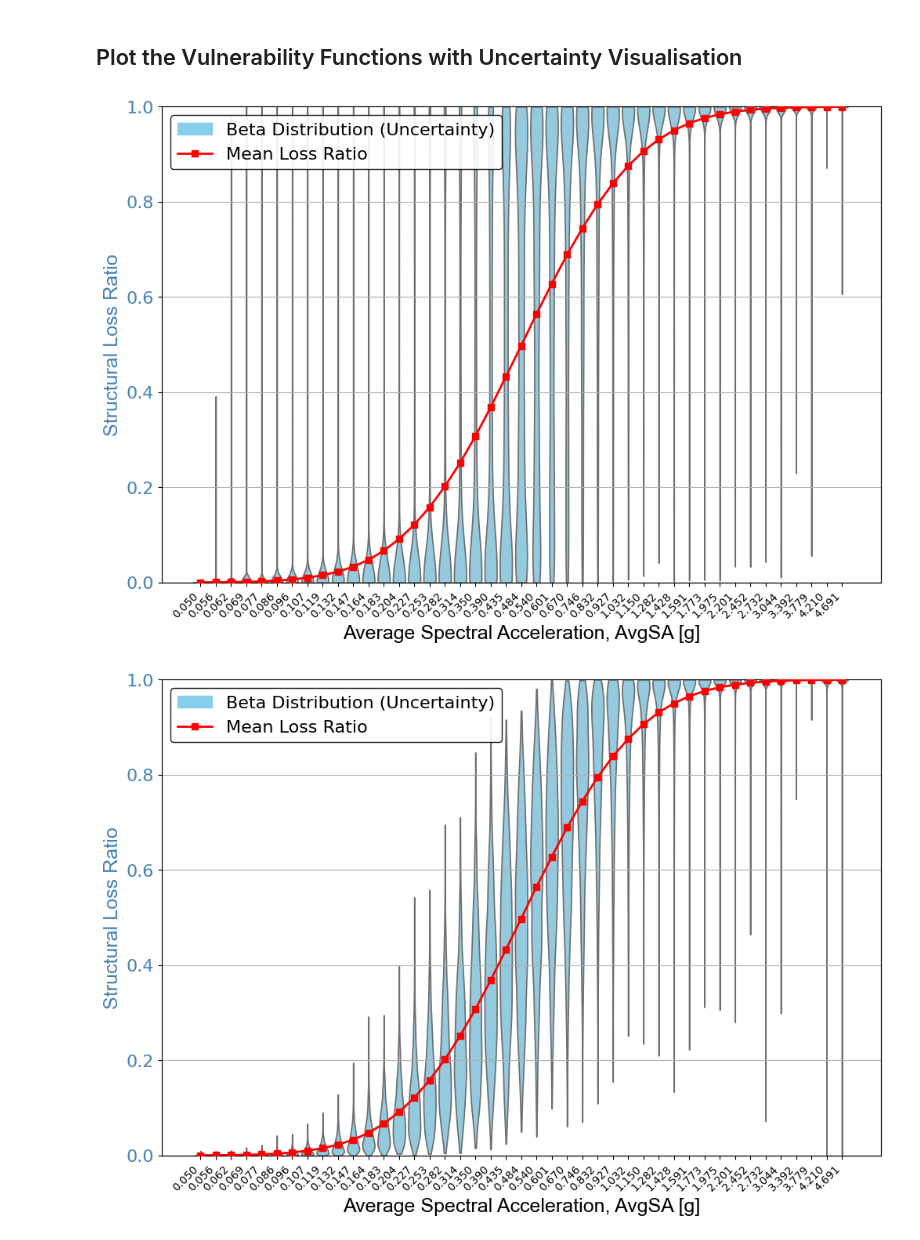
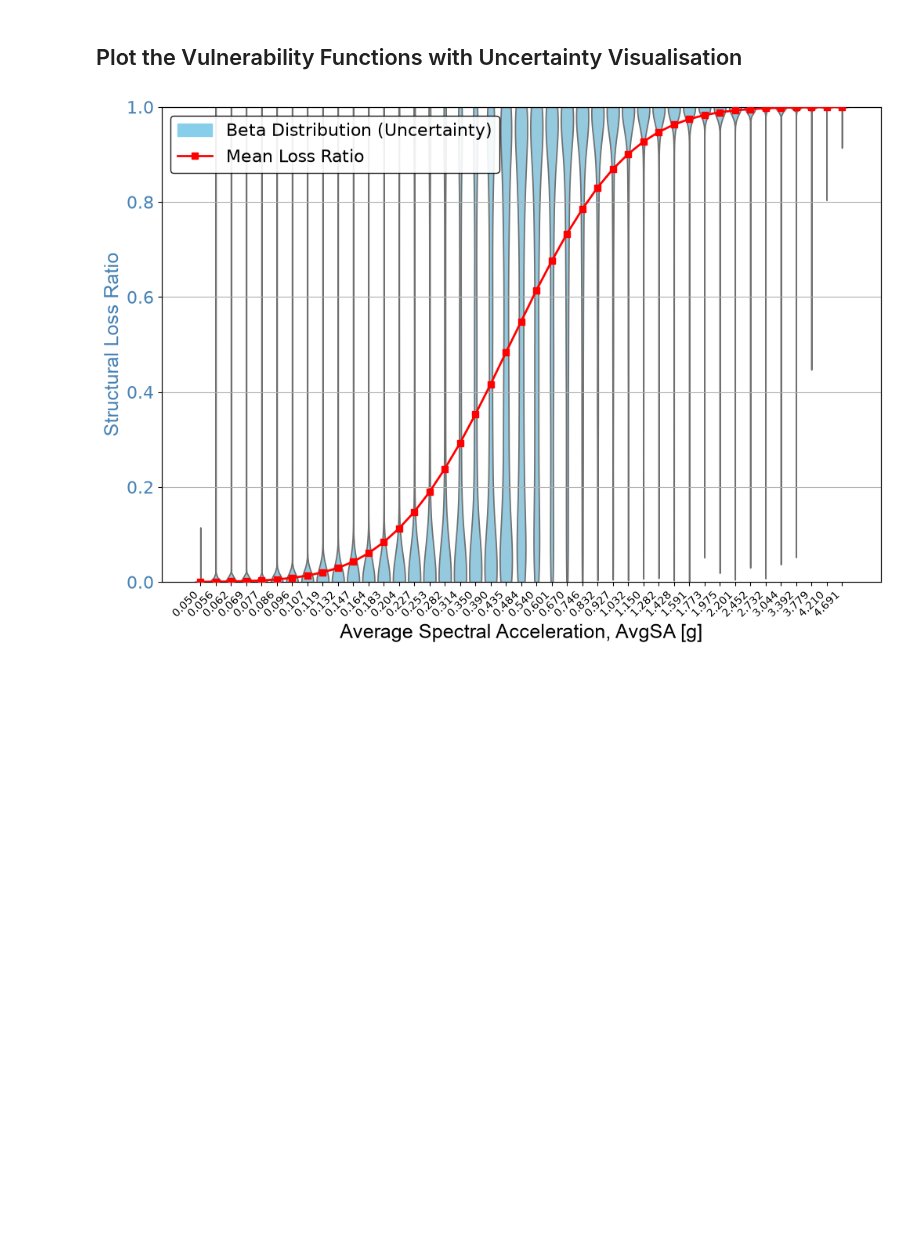
Before and after one commit to GEMScienceTools/oq-vmtk, a Jupyter notebook: demos/IncrementalDynamicAnalysis/IncrementalDynamicAnalysis.ipynb, the cells around one changed output. Saved outputs shown, nothing was run; the diff lists cells and outputs as text; code cells hidden in the pictures; blank space fills up the shorter version.

```diff
--- a/demos/IncrementalDynamicAnalysis/IncrementalDynamicAnalysis.ipynb
+++ b/demos/IncrementalDynamicAnalysis/IncrementalDynamicAnalysis.ipynb
@@ -57,7 +57,9 @@ os.makedirs(ida_directory, exist_ok=True)
 IMT = ['PGA', 'SA(0.3s)', 'AvgSA']
 
 # Fetch the acceleration files
-gmrs = sorted_alphanumeric(os.listdir(os.path.join(gm_directory, 'acc')))
+files = os.listdir(os.path.join(gm_directory, 'acc'))
+files = [f for f in files if not f.startswith('.')]
+gmrs = sorted_alphanumeric(files)
 
 # Load the time-step file
 dts = pd.read_csv(
@@ -103,13 +105,13 @@ for i in range(len(gmrs)):
     sa03 = im_calc.get_sa(0.3)
 
     # Calculate the acceleration, velocity, and displacement spectra
-    periods, sd, sv, sa = im_calc.get_spectrum()
+    periods, sd, psv, psa = im_calc.get_spectrum()
 
     # Preview spectra for the first record
     if i == 0:
-        quick_line_plot(periods, sa, 'Period [s]', 'Pseudo Spectral Acceleration [g]')
-        quick_line_plot(periods, sv, 'Period [s]', 'Pseudo Spectral Velocity [m/s]')
-        quick_line_plot(periods, sd, 'Period [s]', 'Pseudo Spectral Displacement [m]')
+        quick_line_plot(periods, psa, 'Period [s]', 'Pseudo Spectral Acceleration [g]')
+        quick_line_plot(periods, psv, 'Period [s]', 'Pseudo Spectral Velocity [m/s]')
+        quick_line_plot(periods, sd, 'Period [s]', 'Spectral Displacement [m]')
 
     # Calculate the average spectral acceleration over a user-defined period range
     periods_list = np.linspace(0.1, 1.0, 10)
@@ -204,9 +202,15 @@ max_peak_accel_loc_list = []
 
 # Loop over ground-motion records, compile MDOF model and run NLTHA
 # Sort the ground-motion records alphanumerically
-gmrs = sorted_alphanumeric(os.listdir(os.path.join(gm_directory, 'acc')))
+files = os.listdir(os.path.join(gm_directory, 'acc'))
+files = [f for f in files if not f.startswith('.')]
+gmrs = sorted_alphanumeric(files)
+
+
 # Sort the ground-motion time-step files alphanumerically
-dts = sorted_alphanumeric(os.listdir(os.path.join(gm_directory, 'dts')))
+files = os.listdir(os.path.join(gm_directory, 'dts'))
+files = [f for f in files if not f.startswith('.')]
+dts = sorted_alphanumeric(files)
 
 # Initialize the SF Matrix: Rows = Records, Cols = Run Number
 max_runs_per_record = 30
@@ -813,37 +758,18 @@ structural_vulnerability_explicit_cov = pp.calculate_vulnerability_function(
     poes,
     consequence_model,
     cov_consequence=consequence_cov,
-    uncertainty=True,
-    method='explicit')
-
-# Calculate the structural vulnerability function (using the Silva method)
-structural_vulnerability_silva_cov = pp.calculate_vulnerability_function(
-    poes,
-    consequence_model,
-    uncertainty=True,
-    method='silva')
+    uncertainty=True)
 # %% [markdown]
 ## Plot the Vulnerability Functions with Uncertainty Visualisation ##
 # %%
 # Plot the structural vulnerability function from the explicit COV method
 pl.plot_vulnerability_function(structural_vulnerability_explicit_cov['IML'],
                                structural_vulnerability_explicit_cov['Loss'],
                                structural_vulnerability_explicit_cov['COV'],
                                imt_label='Average Spectral Acceleration, AvgSA [g]',
                                loss_label='Structural Loss Ratio',
                                xlims = [0,5],
                                pFlag=True,
                                export_path='out/vulnerability_curve_explicit_cov.png')
-
-# Plot the structural vulnerability function from the 'Silva (2019)' method
-pl.plot_vulnerability_function(structural_vulnerability_silva_cov['IML'],
-                               structural_vulnerability_silva_cov['Loss'],
-                               structural_vulnerability_silva_cov['COV'],
-                               imt_label='Average Spectral Acceleration, AvgSA [g]',
-                               loss_label='Structural Loss Ratio',
-                               xlims = [0,5],
-                               pFlag=True,
-                               export_path='out/vulnerability_curve_silva_cov.png')
 # %% [output]
-[figure, old version]
+[figure, new version]
-[figure, removed]
```
Also changed, not shown: parts of 6 cells of this notebook, 43 other files.
